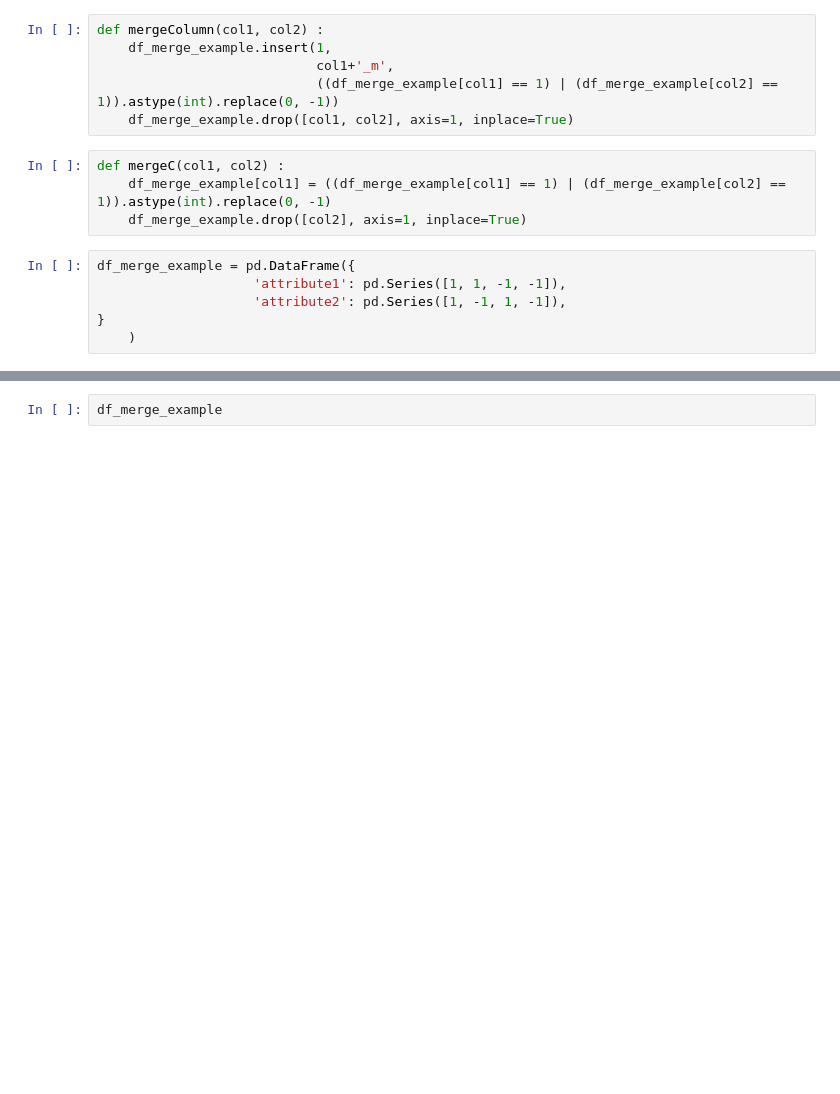
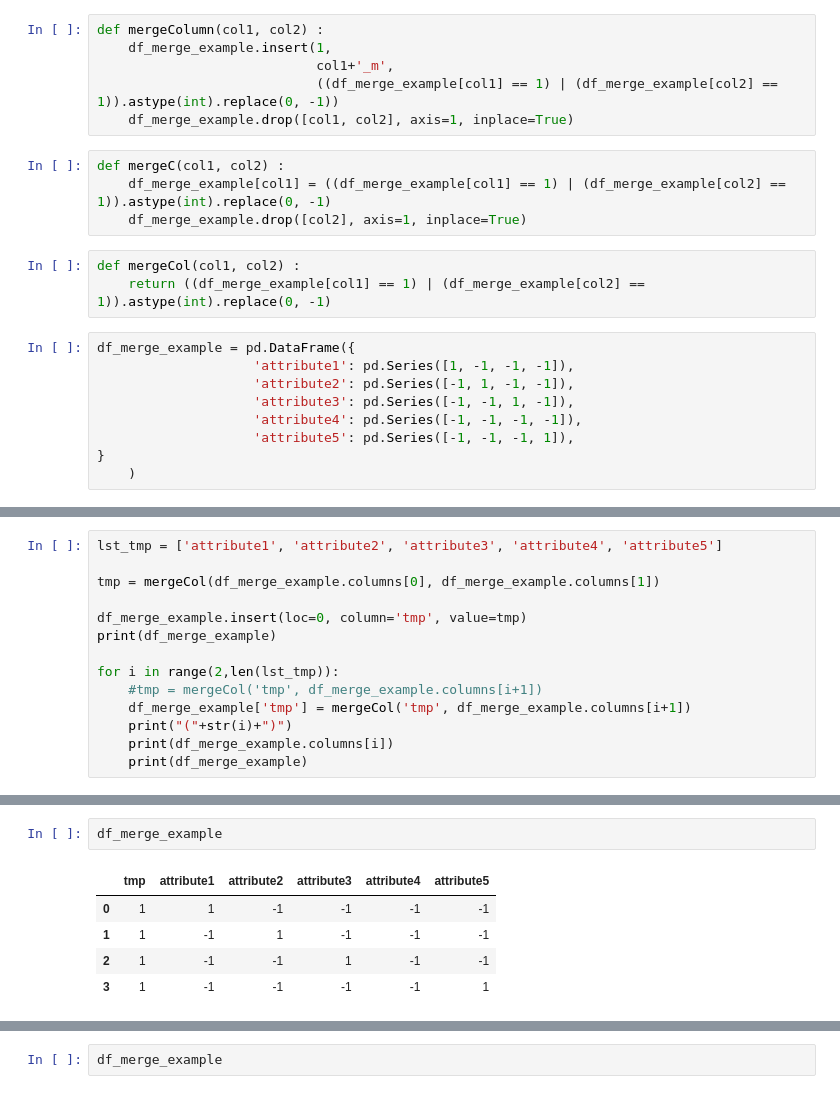
Before and after one commit to starsuzi/deep-fashion, a Jupyter notebook: implement-paper.ipynb, the cells around one changed output, grey strips where cells are left out. Cells and saved outputs as stored; diff of their text form; blank space fills up the shorter version.

Commit message:
merging multipleColumn function made

```diff
--- a/implement-paper.ipynb
+++ b/implement-paper.ipynb
@@ -379,9 +379,15 @@ def mergeColumn(col1, col2) :
 def mergeC(col1, col2) :
     df_merge_example[col1] = ((df_merge_example[col1] == 1) | (df_merge_example[col2] == 1)).astype(int).replace(0, -1)
     df_merge_example.drop([col2], axis=1, inplace=True)
+# %%
+def mergeCol(col1, col2) :
+    return ((df_merge_example[col1] == 1) | (df_merge_example[col2] == 1)).astype(int).replace(0, -1)
 # %%
 df_merge_example = pd.DataFrame({
-                    'attribute1': pd.Series([1, 1, -1, -1]),
-                    'attribute2': pd.Series([1, -1, 1, -1]),
+                    'attribute1': pd.Series([1, -1, -1, -1]),
+                    'attribute2': pd.Series([-1, 1, -1, -1]),
+                    'attribute3': pd.Series([-1, -1, 1, -1]),
+                    'attribute4': pd.Series([-1, -1, -1, -1]),
+                    'attribute5': pd.Series([-1, -1, -1, 1]),
 }
     )
@@ -387,0 +420,14 @@ df_merge_example = pd.DataFrame({
+# %%
+lst_tmp = ['attribute1', 'attribute2', 'attribute3', 'attribute4', 'attribute5']
+
+tmp = mergeCol(df_merge_example.columns[0], df_merge_example.columns[1])
+
+df_merge_example.insert(loc=0, column='tmp', value=tmp)
+print(df_merge_example)
+
+for i in range(2,len(lst_tmp)):
+    #tmp = mergeCol('tmp', df_merge_example.columns[i+1])
+    df_merge_example['tmp'] = mergeCol('tmp', df_merge_example.columns[i+1])
+    print("("+str(i)+")")
+    print(df_merge_example.columns[i])
+    print(df_merge_example)
@@ -387,0 +461,8 @@ df_merge_example = pd.DataFrame({
+# %%
+df_merge_example
+# %% [output]
+|  | tmp | attribute1 | attribute2 | attribute3 | attribute4 | attribute5 |
+| 0 | 1 | 1 | -1 | -1 | -1 | -1 |
+| 1 | 1 | -1 | 1 | -1 | -1 | -1 |
+| 2 | 1 | -1 | -1 | 1 | -1 | -1 |
+| 3 | 1 | -1 | -1 | -1 | -1 | 1 |
```
Also changed, not shown: parts of 8 cells of this notebook.
